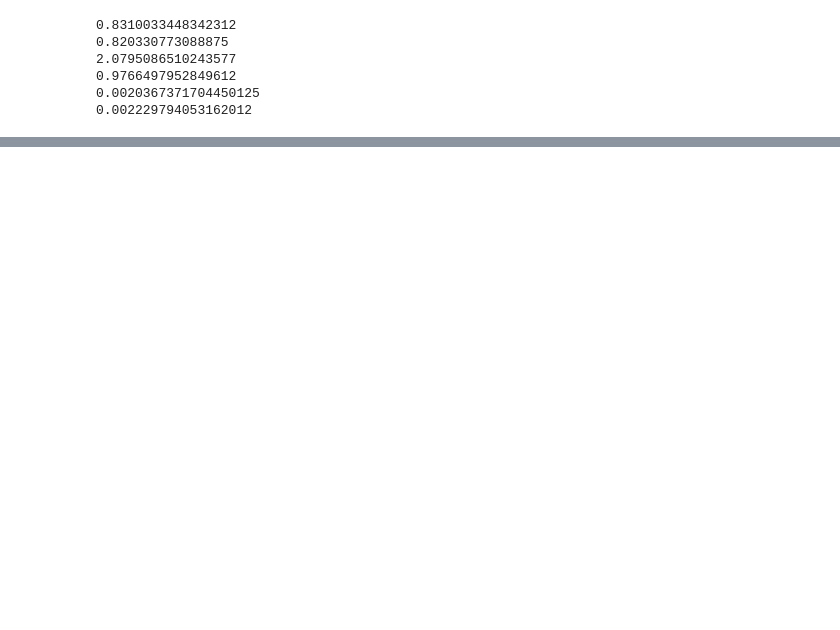
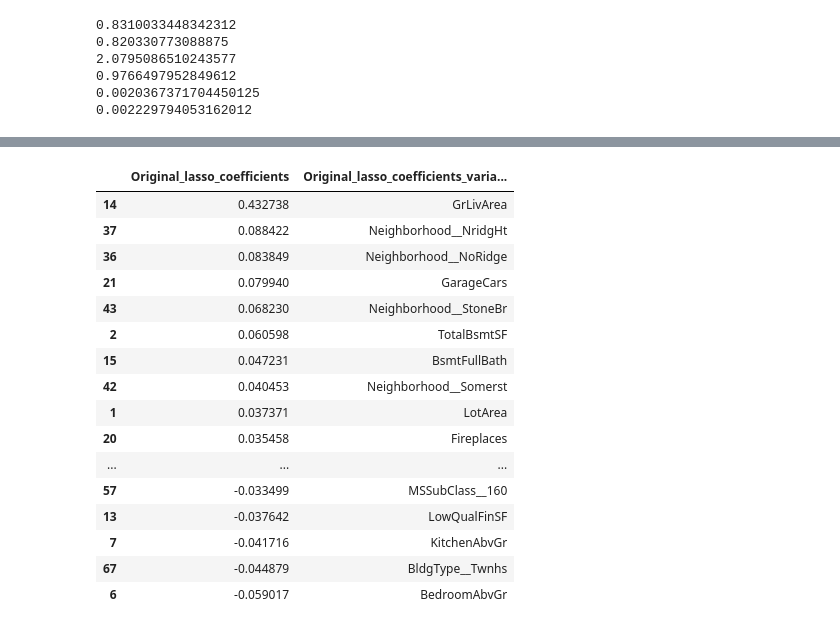
Before and after one commit to rasikasonar/AdvancedRegressionAssignment, a Jupyter notebook: AdvancedRegressionAssignment.ipynb, the cells around one changed output, grey strips where cells are left out. Drawn from its saved outputs; the diff is of its cells as text; code cells hidden in the pictures; blank space fills up the shorter version.

```diff
--- a/AdvancedRegressionAssignment.ipynb
+++ b/AdvancedRegressionAssignment.ipynb
@@ -605,0 +719,20 @@ mse
+# %%
+final_dataframe.sort_values("Original_lasso_coefficients",ascending=False)[["Original_lasso_coefficients","Original_lasso_coefficients_variables"]]
+# %% [output]
+|  | Original_lasso_coefficients | Original_lasso_coefficients_varia... |
+| 14 | 0.432738 | GrLivArea |
+| 37 | 0.088422 | Neighborhood__NridgHt |
+| 36 | 0.083849 | Neighborhood__NoRidge |
+| 21 | 0.079940 | GarageCars |
+| 43 | 0.068230 | Neighborhood__StoneBr |
+| 2 | 0.060598 | TotalBsmtSF |
+| 15 | 0.047231 | BsmtFullBath |
+| 42 | 0.040453 | Neighborhood__Somerst |
+| 1 | 0.037371 | LotArea |
+| 20 | 0.035458 | Fireplaces |
+| ... | ... | ... |
+| 57 | -0.033499 | MSSubClass__160 |
+| 13 | -0.037642 | LowQualFinSF |
+| 7 | -0.041716 | KitchenAbvGr |
+| 67 | -0.044879 | BldgType__Twnhs |
+| 6 | -0.059017 | BedroomAbvGr |
```
Also changed, not shown: parts of 80 cells of this notebook.
